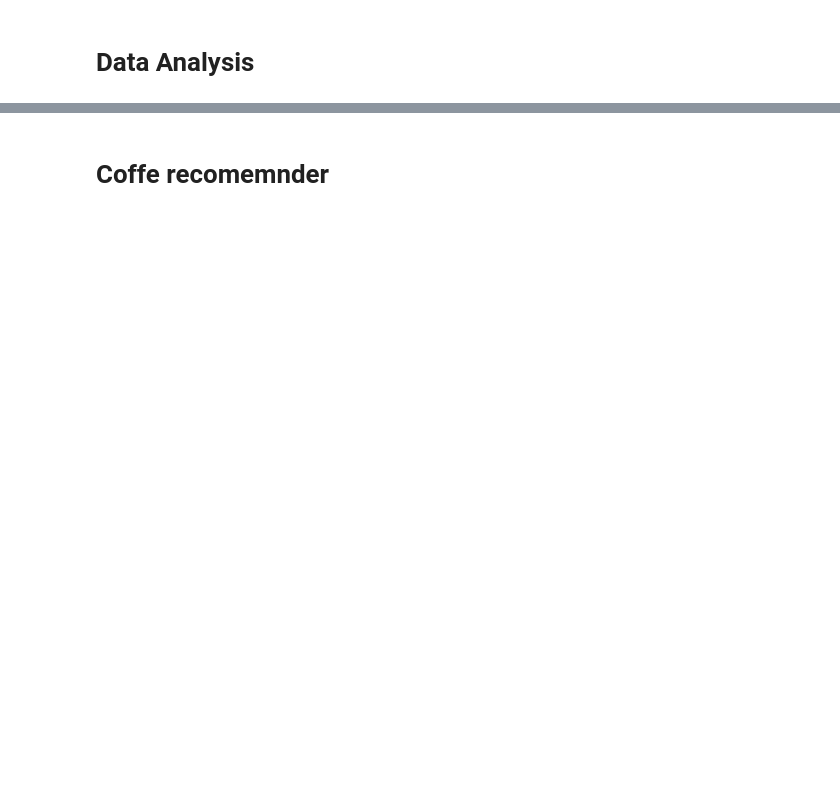
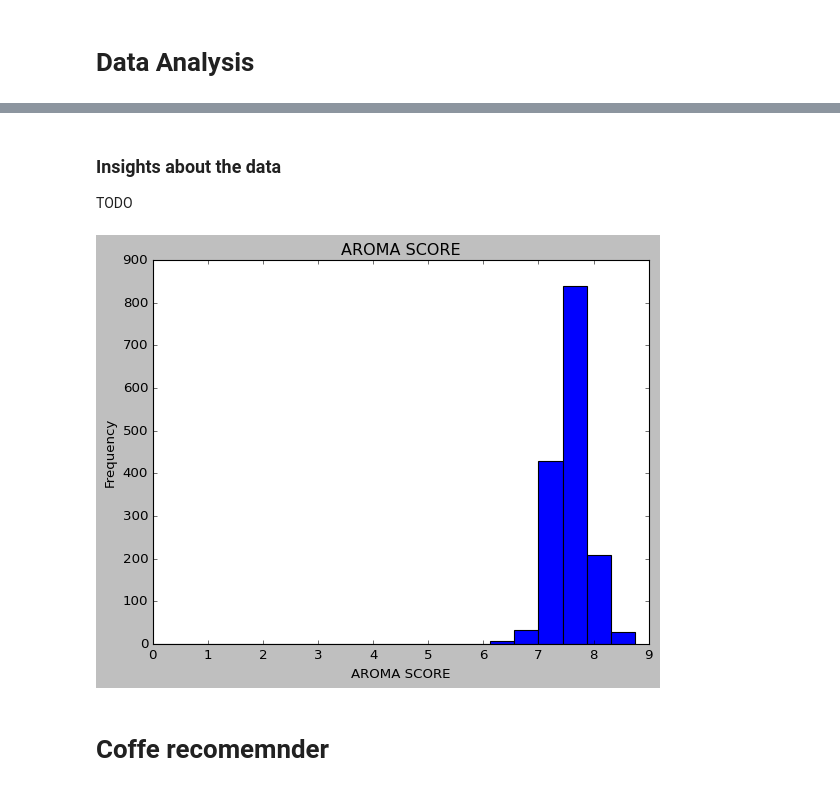
Before and after one commit to lukpares/coffee, a Jupyter notebook: coffee.ipynb, the cells around one changed output, grey strips where cells are left out. Saved outputs shown, nothing was run; the diff lists cells and outputs as text; code cells hidden in the pictures; blank space fills up the shorter version.

```diff
--- a/coffee.ipynb
+++ b/coffee.ipynb
@@ -91,2 +130,16 @@ df_coffee.head(3)
+# %% [markdown]
+### Insights about the data
+TODO
+# %%
+import matplotlib.pyplot as plt
+x = "Aroma"
+bins=20
+plt.style.use('classic')
+
+ax = df_coffee[x].plot(kind='hist', bins=bins, title= f'{x} Score'.upper())
+ax.set_xlabel(f"{x} Score".upper())
+plt.show()
+# %% [output]
+[figure, added]
 # %% [markdown]
 # Coffe recomemnder
```
Also changed, not shown: parts of 5 cells of this notebook.
